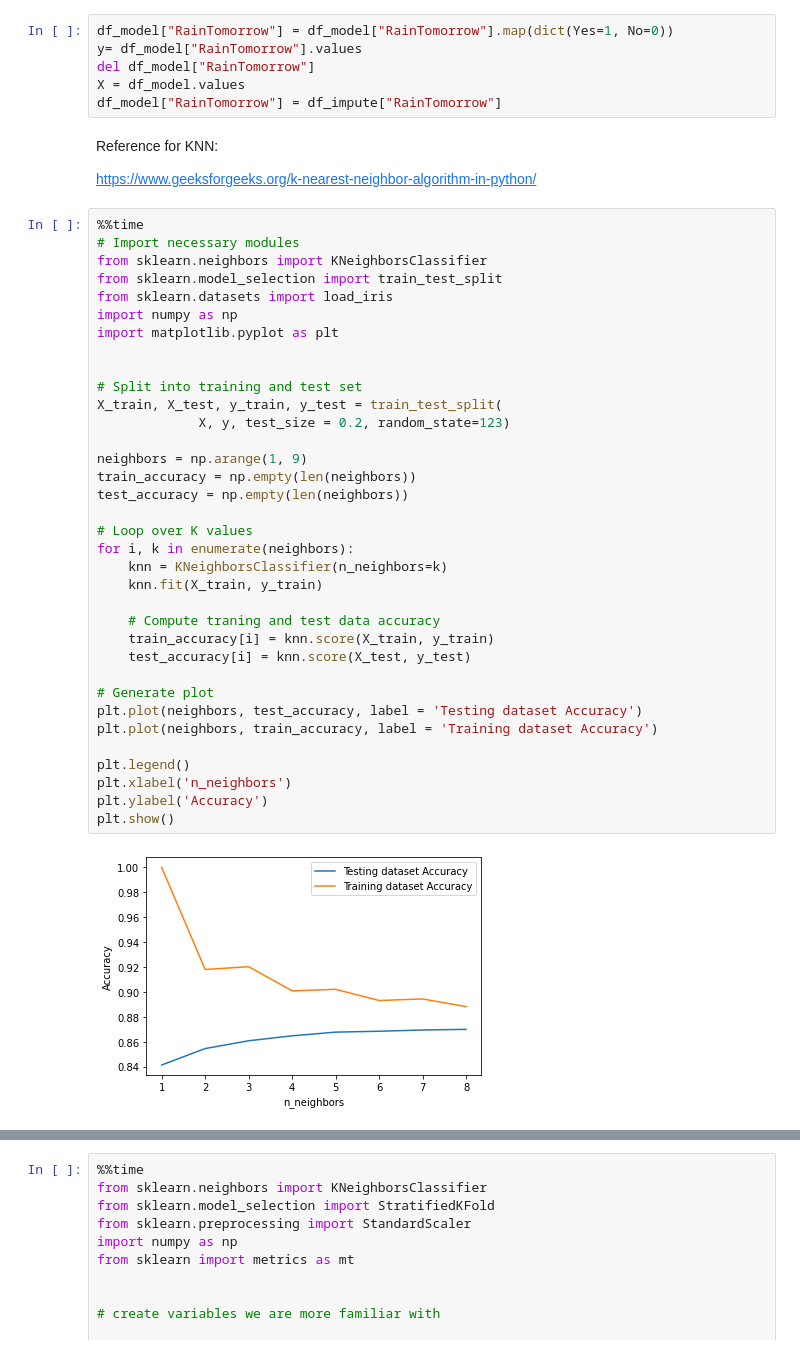
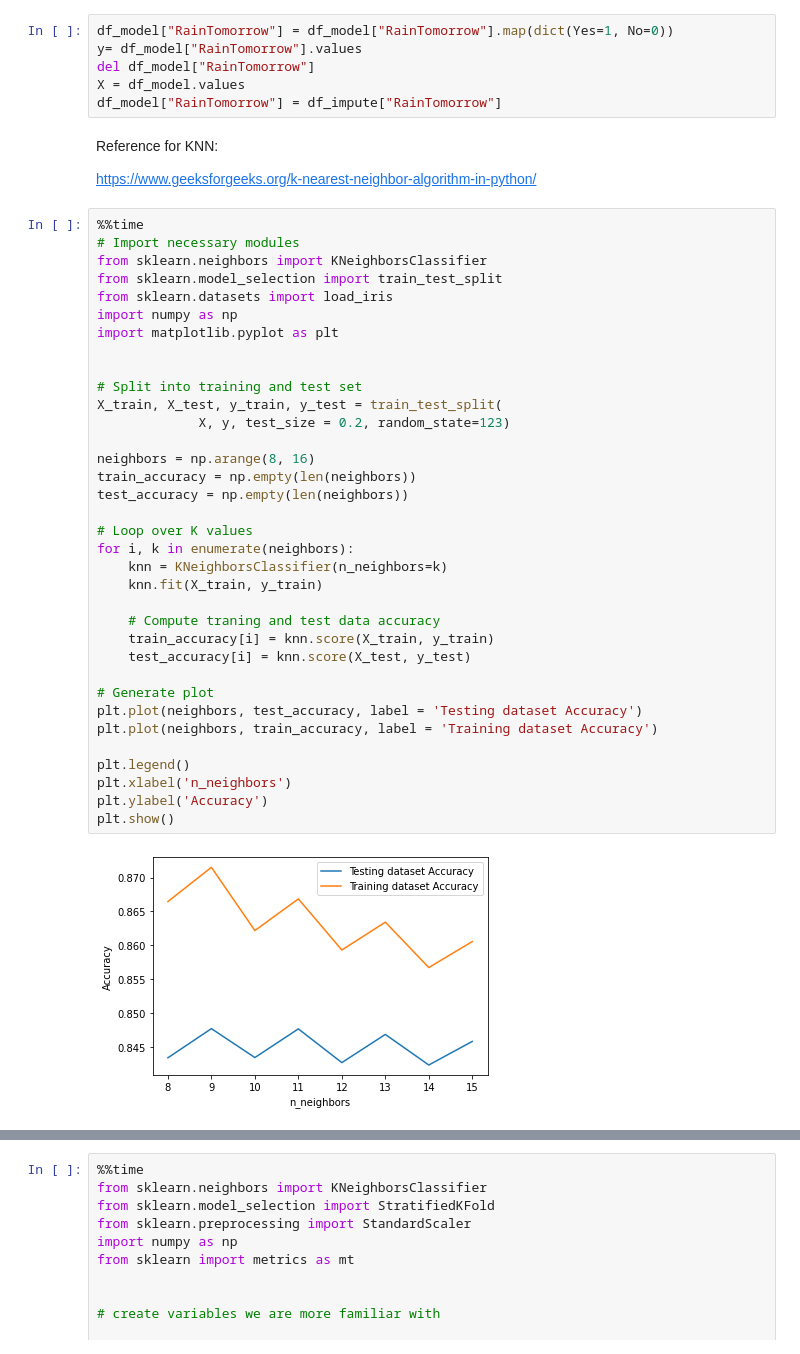
Before and after one commit to ravisiv/AussieWeatherEDA, a Jupyter notebook: Lab2_Group3_Chowdhury_Mittal_Srivastava_Sivaraman.ipynb, the cells around one changed output, grey strips where cells are left out. Saved outputs shown, nothing was run; the diff lists cells and outputs as text.

```diff
--- a/Lab2_Group3_Chowdhury_Mittal_Srivastava_Sivaraman.ipynb
+++ b/Lab2_Group3_Chowdhury_Mittal_Srivastava_Sivaraman.ipynb
@@ -1022,10 +1022,10 @@ y= df_model["RainTomorrow"].values
 del df_model["RainTomorrow"]
 X = df_model.values
 df_model["RainTomorrow"] = df_impute["RainTomorrow"]
-# %% [markdown]
-Reference for KNN:
-
-https://www.geeksforgeeks.org/k-nearest-neighbor-algorithm-in-python/
+# %% [markdown]
+Reference for KNN:
+
+https://www.geeksforgeeks.org/k-nearest-neighbor-algorithm-in-python/
 # %%
 %%time
 # Import necessary modules
@@ -1034,32 +1034,32 @@ from sklearn.model_selection import train_test_split
 from sklearn.datasets import load_iris
 import numpy as np
 import matplotlib.pyplot as plt
 
 
 # Split into training and test set
 X_train, X_test, y_train, y_test = train_test_split(
              X, y, test_size = 0.2, random_state=123)
 
-neighbors = np.arange(1, 9)
+neighbors = np.arange(8, 16)
 train_accuracy = np.empty(len(neighbors))
 test_accuracy = np.empty(len(neighbors))
 
 # Loop over K values
 for i, k in enumerate(neighbors):
     knn = KNeighborsClassifier(n_neighbors=k)
     knn.fit(X_train, y_train)
 
     # Compute traning and test data accuracy
     train_accuracy[i] = knn.score(X_train, y_train)
     test_accuracy[i] = knn.score(X_test, y_test)
 
 # Generate plot
 plt.plot(neighbors, test_accuracy, label = 'Testing dataset Accuracy')
 plt.plot(neighbors, train_accuracy, label = 'Training dataset Accuracy')
 
 plt.legend()
 plt.xlabel('n_neighbors')
 plt.ylabel('Accuracy')
 plt.show()
 # %% [output]
-[figure, old version]
+[figure, new version]
```
Also changed, not shown: parts of 2 cells of this notebook.
